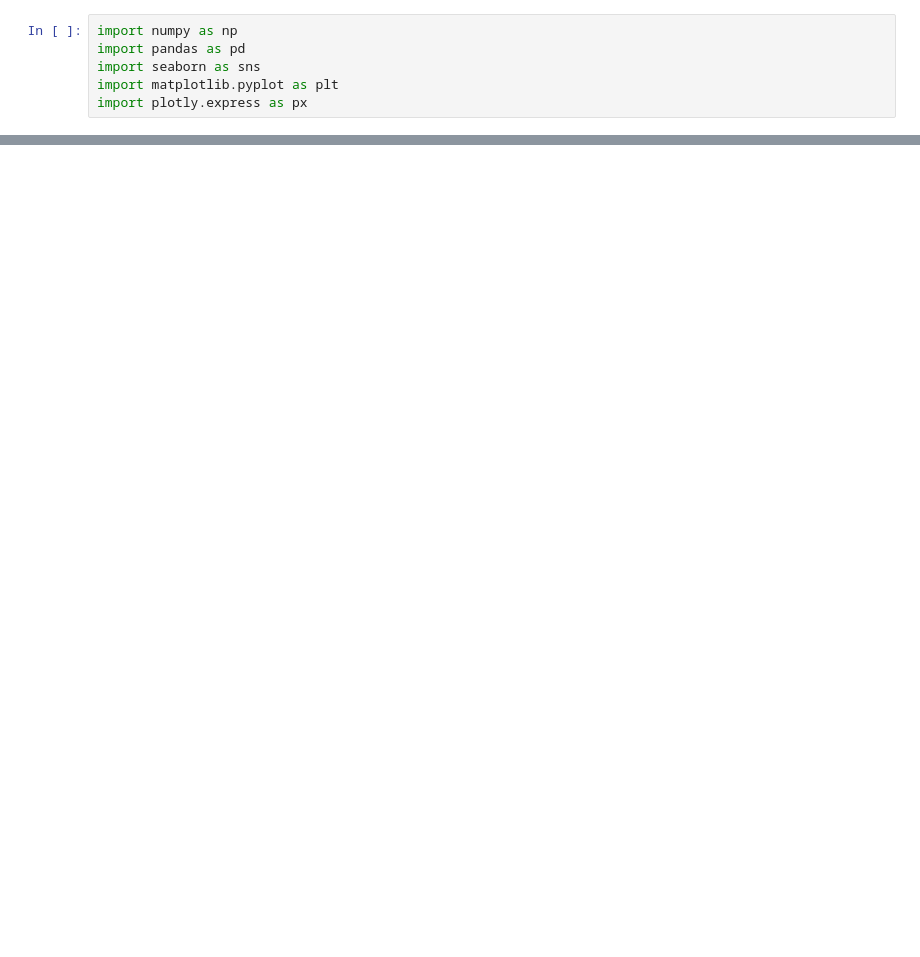
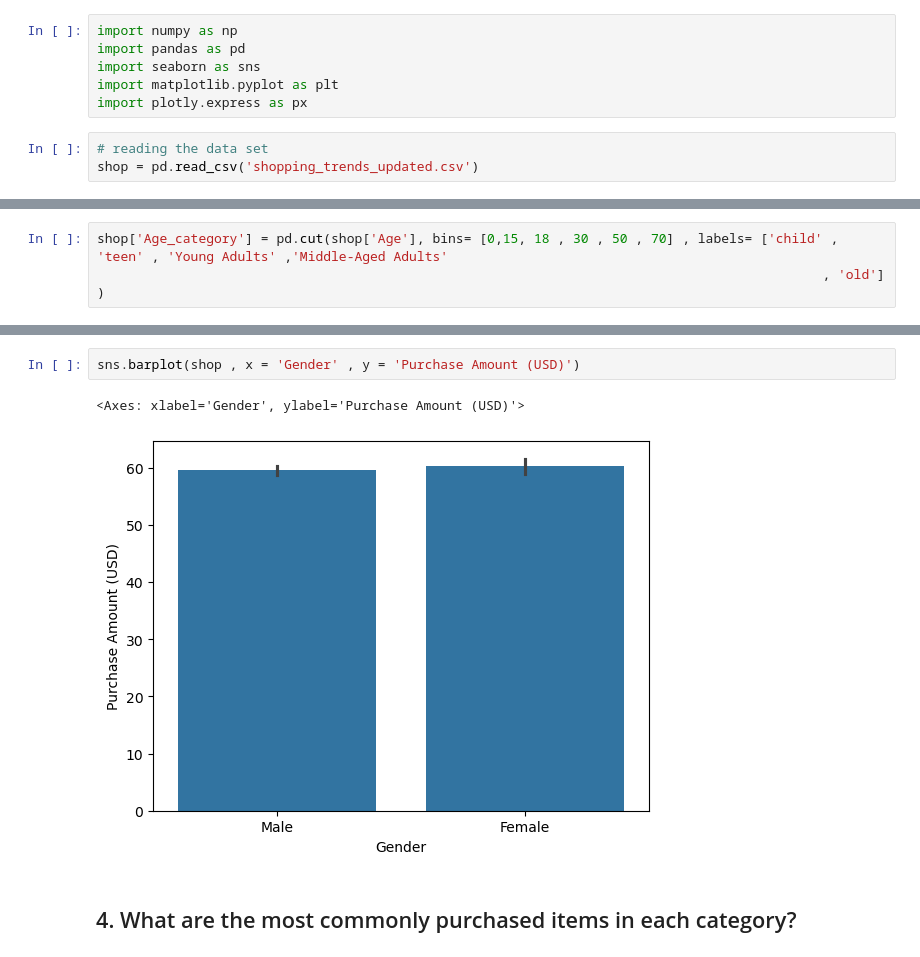
Before and after one commit to sanayamahajan-23/Shopping-trends-analysis, a Jupyter notebook: Shopping trends code.ipynb, the cells around one changed output, grey strips where cells are left out. Cells and saved outputs as stored; diff of their text form; blank space fills up the shorter version.

```diff
--- a/Shopping trends code.ipynb
+++ b/Shopping trends code.ipynb
@@ -53,3 +49,6 @@ import pandas as pd
 import seaborn as sns
 import matplotlib.pyplot as plt
 import plotly.express as px
+# %%
+# reading the data set
+shop = pd.read_csv('shopping_trends_updated.csv')
@@ -55,0 +191,3 @@ import plotly.express as px
+# %%
+shop['Age_category'] = pd.cut(shop['Age'], bins= [0,15, 18 , 30 , 50 , 70] , labels= ['child' , 'teen' , 'Young Adults' ,'Middle-Aged Adults'
+                                                                                             , 'old'] )
@@ -55,0 +257,7 @@ import plotly.express as px
+# %%
+sns.barplot(shop , x = 'Gender' , y = 'Purchase Amount (USD)')
+# %% [output]
+<Axes: xlabel='Gender', ylabel='Purchase Amount (USD)'>
+[figure, added]
+# %% [markdown]
+## 4. What are the most commonly purchased items in each category?
```
Also changed, not shown: parts of 82 cells of this notebook.
